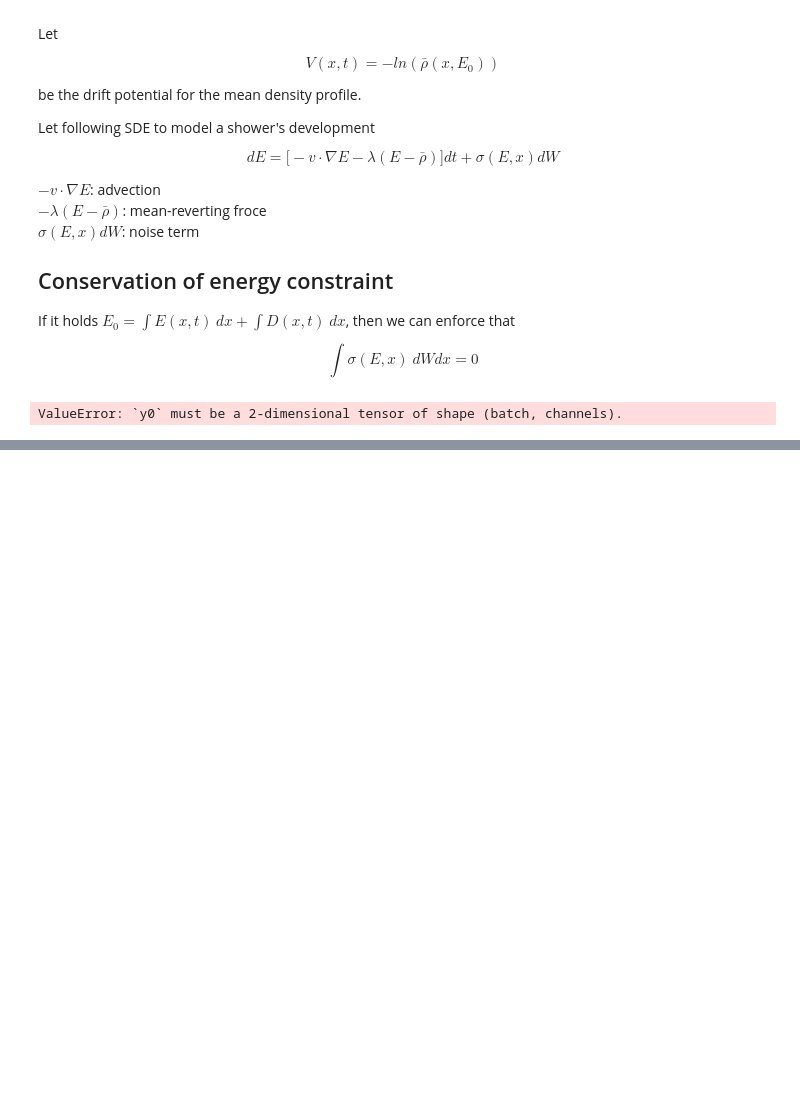
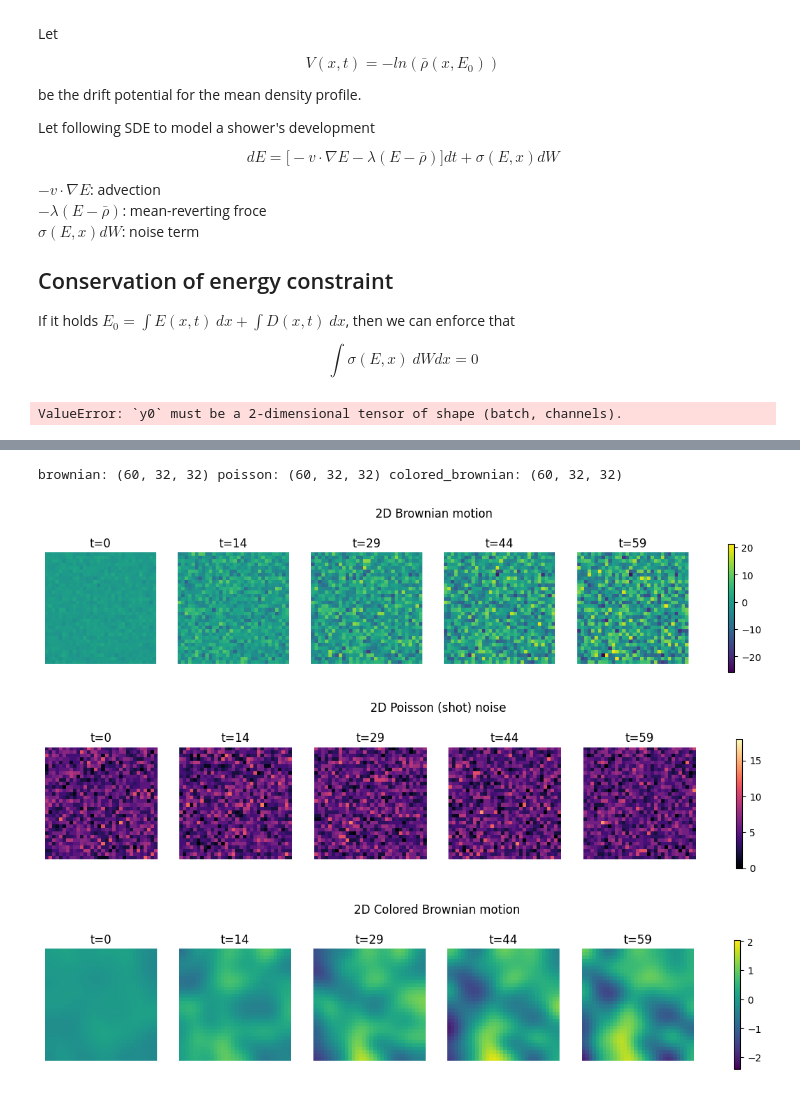
Before and after one commit to pgeorgantopoulos/fastsim, a Jupyter notebook: sde_demo.ipynb, the cells around one changed output, grey strips where cells are left out. Cells and saved outputs as stored; diff of their text form; code cells hidden in the pictures; blank space fills up the shorter version.

```diff
--- a/sde_demo.ipynb
+++ b/sde_demo.ipynb
@@ -181,0 +174,52 @@ ValueError: `y0` must be a 2-dimensional tensor of shape (batch, channels).
+# %%
+from scipy.ndimage import gaussian_filter
+
+def brownian_2d(n_steps, size, dt=1.0, sigma=1.0, seed=None):
+    """Independent Gaussian increments per pixel, accumulated over time.
+    Returns array of shape [n_steps, size, size]."""
+    rng = np.random.default_rng(seed)
+    increments = sigma * np.sqrt(dt) * rng.standard_normal((n_steps, size, size))
+    return np.cumsum(increments, axis=0)
+
+def poisson_2d(n_steps, size, lam=5.0, seed=None):
+    """Independent Poisson draws per pixel at every step (shot noise, not accumulated).
+    Returns array of shape [n_steps, size, size]."""
+    rng = np.random.default_rng(seed)
+    return rng.poisson(lam=lam, size=(n_steps, size, size)).astype(float)
+
+def colored_brownian_2d(n_steps, size, dt=1.0, sigma=1.0, corr_length=3.0, seed=None):
+    """Brownian motion whose increments are spatially smoothed before accumulation,
+    producing spatially-correlated ("colored") noise. Returns [n_steps, size, size]."""
+    rng = np.random.default_rng(seed)
+    increments = sigma * np.sqrt(dt) * rng.standard_normal((n_steps, size, size))
+    smoothed = np.stack([gaussian_filter(increments[t], sigma=corr_length) for t in range(n_steps)])
+    return np.cumsum(smoothed, axis=0)
+
+n_steps, size = 60, 32
+brownian = brownian_2d(n_steps, size, seed=0)
+poisson_noise = poisson_2d(n_steps, size, lam=5.0, seed=0)
+colored_brownian = colored_brownian_2d(n_steps, size, corr_length=3.0, seed=0)
+
+print("brownian:", brownian.shape, "poisson:", poisson_noise.shape, "colored_brownian:", colored_brownian.shape)
+# %% [output]
+brownian: (60, 32, 32) poisson: (60, 32, 32) colored_brownian: (60, 32, 32)
+# %%
+def show_snapshots(field, title, step_idxs, cmap="viridis"):
+    fig, axes = plt.subplots(1, len(step_idxs), figsize=(3 * len(step_idxs), 3))
+    vmin, vmax = field.min(), field.max()
+    for ax, t in zip(axes, step_idxs):
+        im = ax.imshow(field[t], cmap=cmap, vmin=vmin, vmax=vmax)
+        ax.set_title(f"t={t}")
+        ax.axis("off")
+    fig.suptitle(title)
+    fig.colorbar(im, ax=axes, shrink=0.8)
+    plt.show()
+
+step_idxs = np.linspace(0, n_steps - 1, 5).astype(int)
+show_snapshots(brownian, "2D Brownian motion", step_idxs)
+show_snapshots(poisson_noise, "2D Poisson (shot) noise", step_idxs, cmap="magma")
+show_snapshots(colored_brownian, "2D Colored Brownian motion", step_idxs)
+# %% [output]
+[figure, added]
+[figure, added]
+[figure, added]
```
Also changed, not shown: parts of 3 cells of this notebook, 16 other files.
